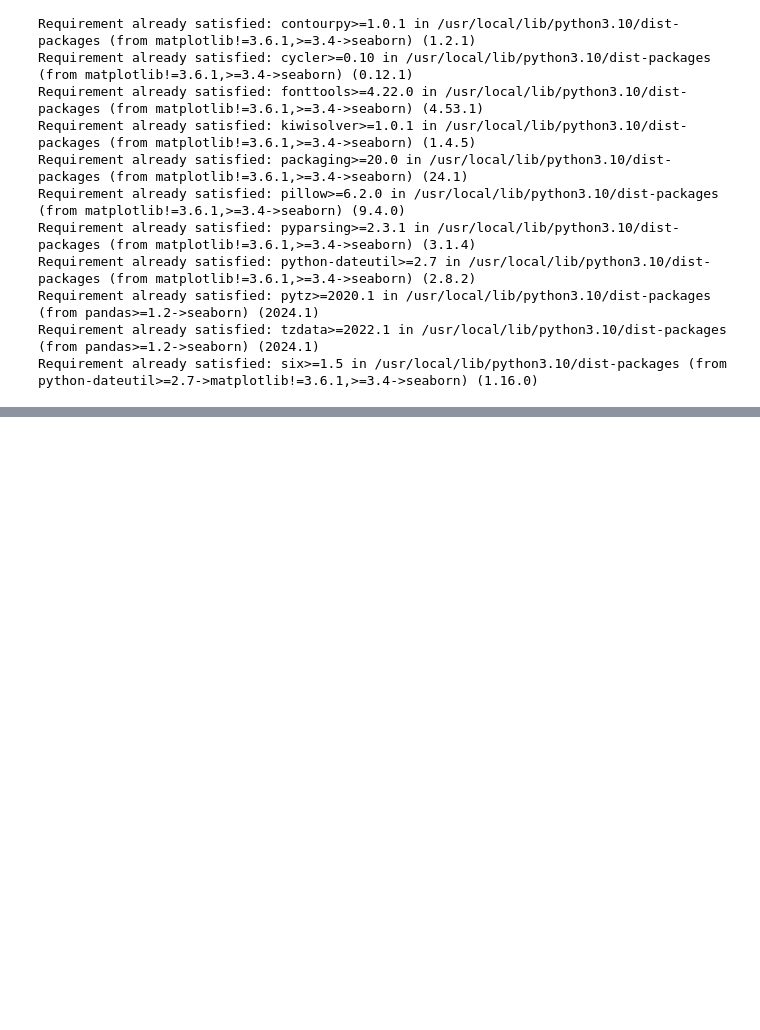
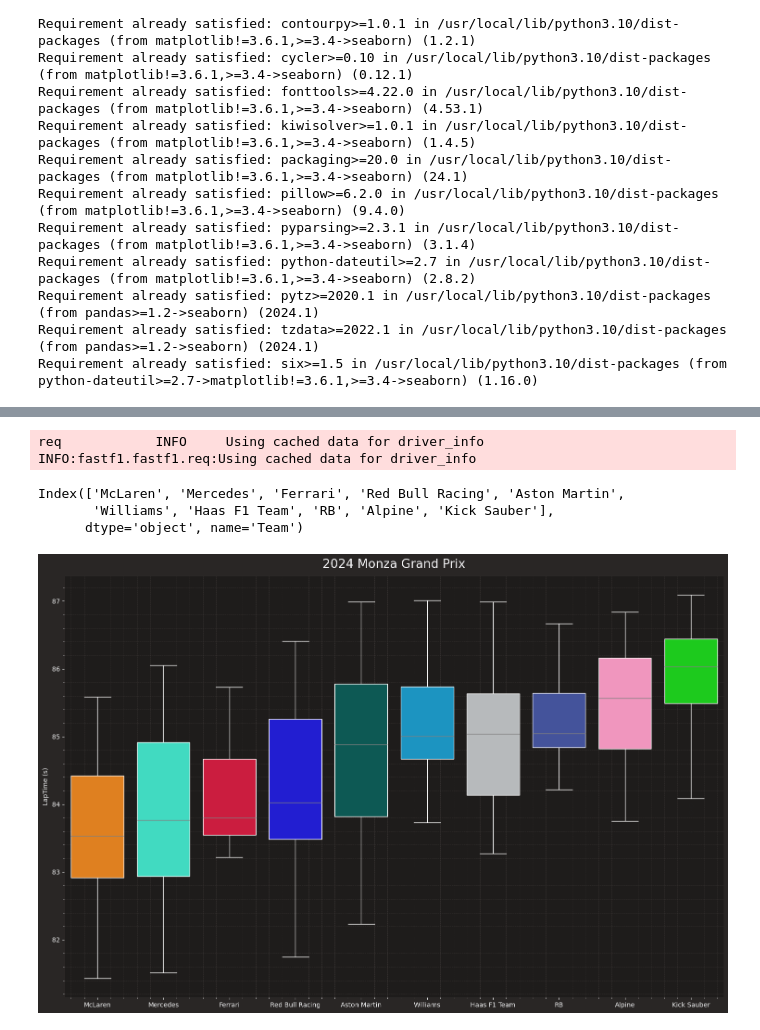
Before and after one commit to Nayani-j/F1--Data-Telemetry, a Jupyter notebook: F1_Telemetry.ipynb, the cells around one changed output, grey strips where cells are left out. Drawn from its saved outputs; the diff is of its cells as text; code cells hidden in the pictures; blank space fills up the shorter version.

Commit message:
Created using Colab - Monza 2024 and carlos sainz data

```diff
--- a/F1_Telemetry.ipynb
+++ b/F1_Telemetry.ipynb
@@ -317,0 +349,4 @@ import matplotlib.pyplot as plt
+# %%
+race = fastf1.get_session(2024, 'MON', 'R')
+race.load()
+laps = race.laps.pick_quicklaps()
@@ -317,0 +371,47 @@ import matplotlib.pyplot as plt
+# %%
+transformed_laps = laps.copy()
+transformed_laps.loc[:, "LapTime (s)"] = laps["LapTime"].dt.total_seconds()
+
+# order the team from the fastest (lowest median lap time) tp slower
+team_order = (
+    transformed_laps[["Team", "LapTime (s)"]]
+    .groupby("Team")
+    .median()["LapTime (s)"]
+    .sort_values()
+    .index
+)
+print(team_order)
+
+# make a color palette associating team names to hex codes
+team_palette = {team: fastf1.plotting.get_team_color(team, session=race)
+                for team in team_order}
+# %% [output]
+req            INFO     Using cached data for driver_info
+INFO:fastf1.fastf1.req:Using cached data for driver_info
+Index(['McLaren', 'Mercedes', 'Ferrari', 'Red Bull Racing', 'Aston Martin',
+       'Williams', 'Haas F1 Team', 'RB', 'Alpine', 'Kick Sauber'],
+      dtype='object', name='Team')
+# %%
+fig, ax = plt.subplots(figsize=(15, 10))
+sns.boxplot(
+    data=transformed_laps,
+    x="Team",
+    y="LapTime (s)",
+    hue="Team",
+    order=team_order,
+    palette=team_palette,
+    whiskerprops=dict(color="white"),
+    boxprops=dict(edgecolor="white"),
+    medianprops=dict(color="grey"),
+    capprops=dict(color="white"),
+)
+
+plt.title("2024 Monza Grand Prix")
+plt.grid(visible=False)
+
+# x-label is redundant
+ax.set(xlabel=None)
+plt.tight_layout()
+plt.show()
+# %% [output]
+[figure, added]
```
Also changed, not shown: parts of 17 cells of this notebook.
